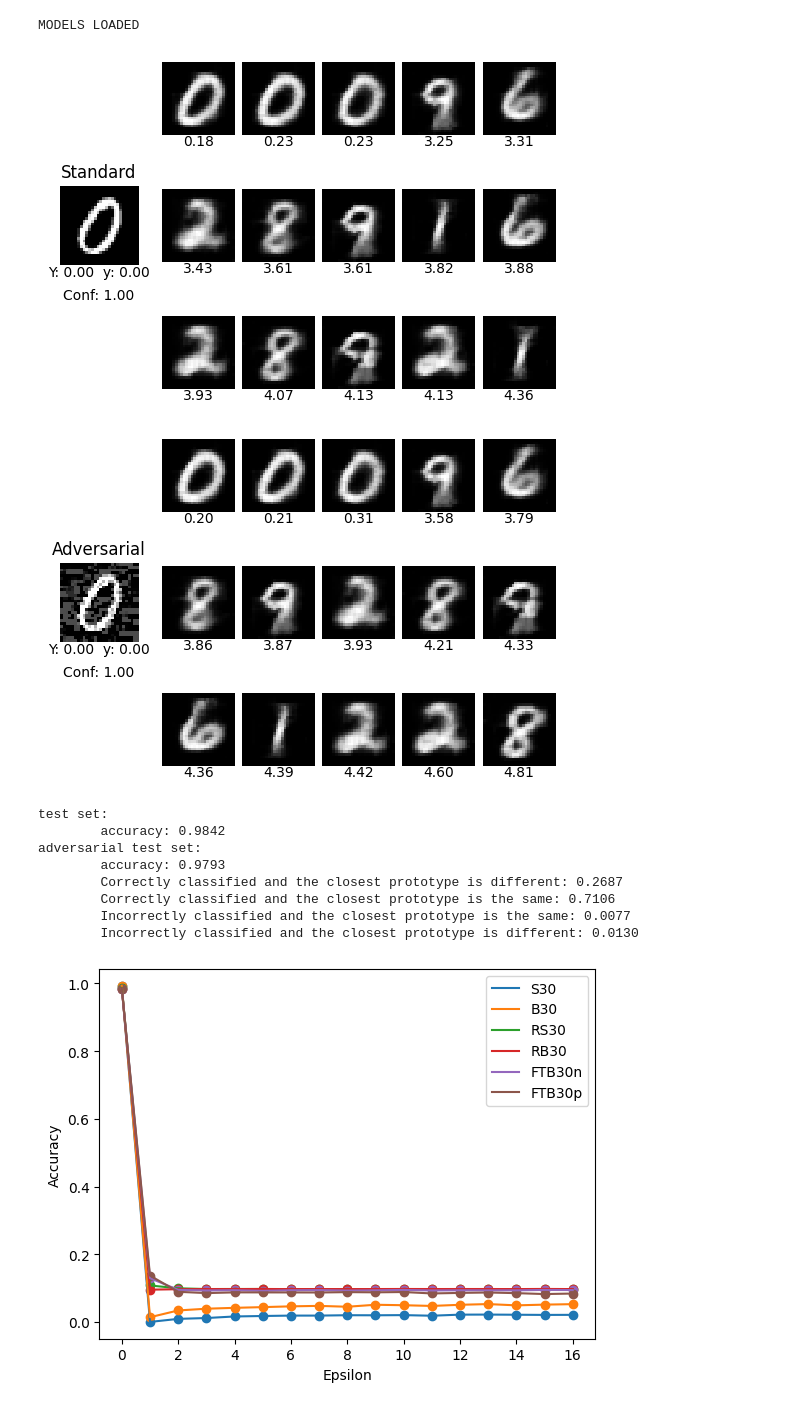
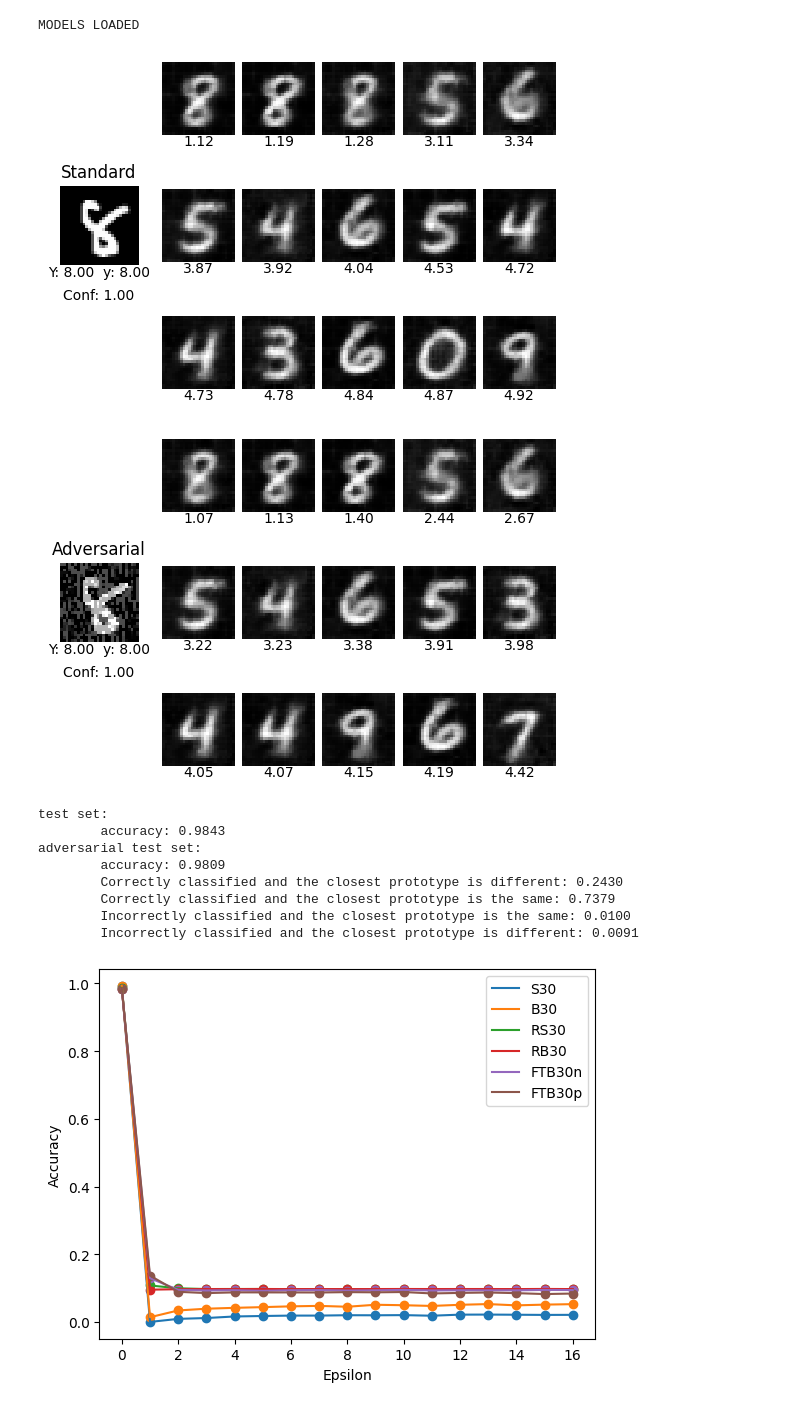
Before and after one commit to sarenales/PrototypesVulnerabilities, a Jupyter notebook: my-project2/Adversarial_Attacks_Testing.ipynb, the cells around one changed output. Drawn from its saved outputs; the diff is of its cells as text; code cells hidden in the pictures.

```diff
--- a/my-project2/Adversarial_Attacks_Testing.ipynb
+++ b/my-project2/Adversarial_Attacks_Testing.ipynb
@@ -99,58 +99,68 @@ paths = {"B30": "./saved_model/mnist_model/mnist_cae_balanced_clstsep_1500_0.002
          "S30": "./saved_model/mnist_model/mnist_cae_standard_default_1500_0.002_250_False_0.5_20_1_1_1_0.8_0.2_30_4_32_1/mnist_cae00750.pth",
          "S15": "./saved_model/mnist_model/mnist_cae_standard_default_1500_0.002_250_False_0.5_20_1_1_1_0.8_0.2_15_4_32_1/mnist_cae00750.pth",
          "RS30": "./saved_model/mnist_model/mnist_cae_adversarial_standard_default_pdglinf_ce_20_0.3_0.02_True_1500_0.002_250_False_0.5_20_1_1_1_0.8_0.2_1.0_30_4_32_1/mnist_cae_adv00750.pth",
+         "RS15": "./saved_model/mnist_model/mnist_cae_adversarial_standard_default_pdglinf_ce_20_0.3_0.02_True_1500_0.002_250_False_0.5_20_1_1_1_0.8_0.2_1.0_15_4_32_1/mnist_cae_adv00050.pth",
          "RB30": "./saved_model/mnist_model/mnist_cae_adversarial_balanced_clstsep_pdglinf_ce_20_0.3_0.02_True_800_0.002_250_True_0.0_20_1_1_1_1.0_0.0_1.0_30_4_32_1/mnist_cae_adv00750.pth",
          "FTB30n": "./saved_model/mnist_model/mnist_cae_FT_30_nothing_pdglinf_ce_20_0.3_0.02_True_20_0.002_250_20_1_1_1_1.0_0.0_1/mnist_cae_adv00020.pth",
          "FTB30a": "./saved_model/mnist_model/mnist_cae_FT_30_autoencoder_pdglinf_ce_20_0.3_0.02_True_20_0.002_250_20_1_1_1_1.0_0.0_1/mnist_cae_adv00020.pth",
-         "FTB30p": "./saved_model/mnist_model/mnist_cae_FT_30_prototypes_pdglinf_ce_20_0.3_0.02_True_20_0.002_250_20_1_1_1_1.0_0.0_1/mnist_cae_adv00020.pth"}
+         "FTB30p": "./saved_model/mnist_model/mnist_cae_FT_30_prototypes_pdglinf_ce_20_0.3_0.02_True_20_0.002_250_20_1_1_1_1.0_0.0_1/mnist_cae_adv00020.pth",
+         "FTBx2": "./saved_model/mnist_model/mnist_cae_FT2_30_pdglinf_ce_40_0.3_0.01_True_20_0.002_250_20_1_1_1_0.8_0.2_1/mnist_cae_adv200020.pth",
+         "FTBx3": "./saved_model/mnist_model/mnist_cae_FT3_30_pdglinf_ce_40_0.3_0.01_True_20_0.002_250_20_1_1_1_0.8_0.2_1/mnist_cae_adv300020.pth"}
+
 
 s15 = torch.load(paths["S15"], weights_only=False)
 s30 = torch.load(paths["S30"], weights_only=False)
 b30 = torch.load(paths["B30"], weights_only=False)
 rs30 = torch.load(paths["RS30"], map_location=torch.device('cpu'), weights_only=False)
+rs15 = torch.load(paths["RS15"], map_location=torch.device('cpu'), weights_only=False)
 rb30 = torch.load(paths["RB30"], map_location=torch.device('cpu'), weights_only=False)
 ftb30n = torch.load(paths["FTB30n"], map_location=torch.device('cpu'), weights_only=False)
 ftb30a = torch.load(paths["FTB30a"], map_location=torch.device('cpu'), weights_only=False)
 ftb30p = torch.load(paths["FTB30p"], map_location=torch.device('cpu'), weights_only=False)
+FTBx2 = torch.load(paths["FTBx2"], map_location=torch.device('cpu'), weights_only=False)
+FTBx3 = torch.load(paths["FTBx3"], map_location=torch.device('cpu'), weights_only=False)
 
 s15.to(device)
 s30.to(device)
 b30.to(device)
 rs30.to(device)
+rs15.to(device)
 rb30.to(device)
 ftb30a.to(device)
 ftb30n.to(device)
 ftb30p.to(device)
+FTBx2.to(device)
+FTBx3.to(device)
 
 print("MODELS LOADED")
 # %% [output]
 MODELS LOADED
 # %%
-model1 = ftb30p
+model1 = FTBx2
 
 alpha = 0.01
 iters = 40
 eps = 0.3
 random_start = True
 
 examples_type = "cdp" # Incorrectly classified and the closest prototype is different.
 n_examples = 1
 
 attack = partial(PGDLInf_attack, alpha=alpha, iters=iters, eps=eps, random_start=random_start)
-loss = partial(Loss_1, model = model1, alpha1=0, alpha2 = 1, objective = "cecc", force_class = None, change_expl = None)
+loss = partial(Loss_1, model = model1, alpha1=0, alpha2 = 1, objective = "cenc", force_class = None, change_expl = None)
 
 test_adversarial(model1, test_loader, attack=attack, loss=loss, n_examples=n_examples, examples_type=examples_type)
 # %% [output]
-[figure, old version]
+[figure, new version]
-[figure, old version]
+[figure, new version]
 test set:
-        accuracy: 0.9842
+        accuracy: 0.9843
 adversarial test set:
-        accuracy: 0.9793
-        Correctly classified and the closest prototype is different: 0.2687
-        Correctly classified and the closest prototype is the same: 0.7106
-        Incorrectly classified and the closest prototype is the same: 0.0077
-        Incorrectly classified and the closest prototype is different: 0.0130
+        accuracy: 0.9809
+        Correctly classified and the closest prototype is different: 0.2430
+        Correctly classified and the closest prototype is the same: 0.7379
+        Incorrectly classified and the closest prototype is the same: 0.0100
+        Incorrectly classified and the closest prototype is different: 0.0091
 # %%
 iters = 4
 max_eps = 16
```
